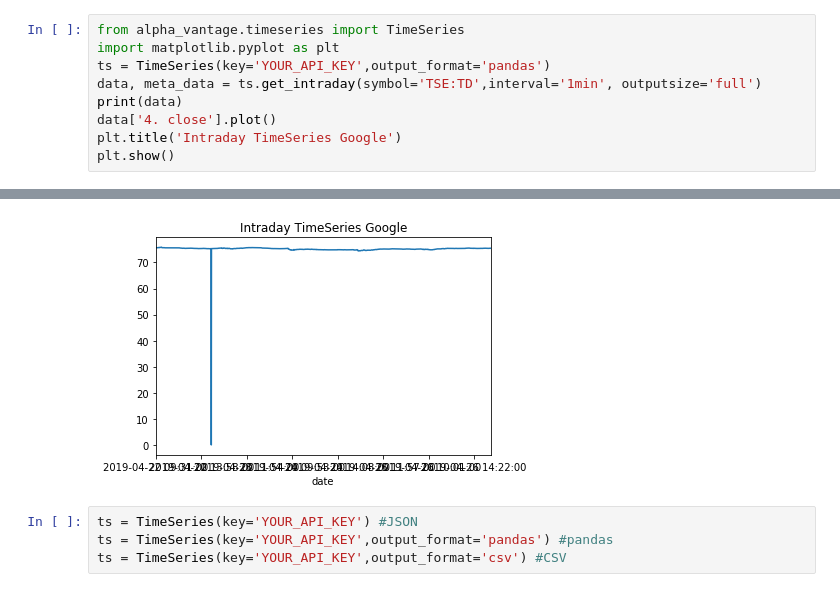
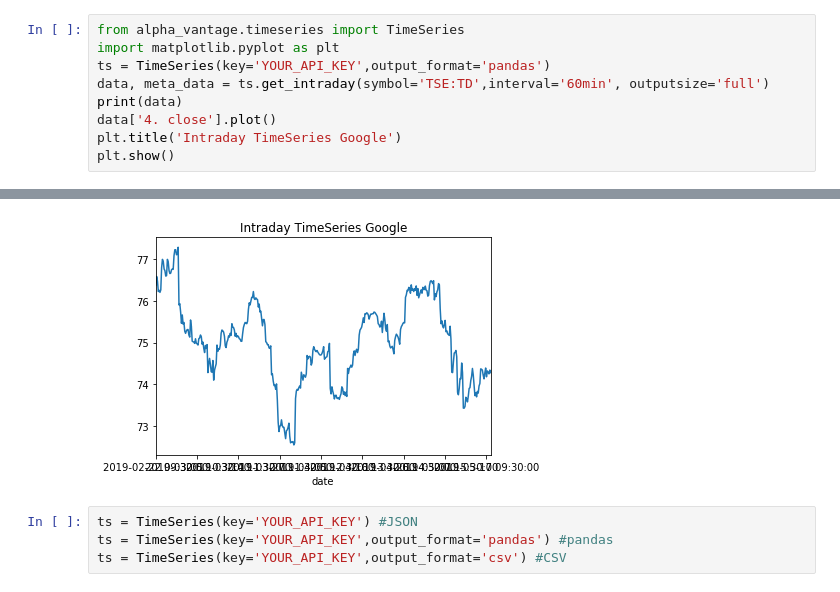
Before and after one commit to nisargmshah/WhatAreMyOptions, a Jupyter notebook: Obtain Stock Data.ipynb, the cells around one changed output, grey strips where cells are left out. Saved outputs shown, nothing was run; the diff lists cells and outputs as text.

```diff
--- a/Obtain Stock Data.ipynb
+++ b/Obtain Stock Data.ipynb
@@ -2,7 +2,7 @@
 from alpha_vantage.timeseries import TimeSeries
 import matplotlib.pyplot as plt
 ts = TimeSeries(key='YOUR_API_KEY',output_format='pandas')
-data, meta_data = ts.get_intraday(symbol='TSE:TD',interval='1min', outputsize='full')
+data, meta_data = ts.get_intraday(symbol='TSE:TD',interval='60min', outputsize='full')
 print(data)
 data['4. close'].plot()
 plt.title('Intraday TimeSeries Google')
@@ -28,4 +28,4 @@ date
-[figure, old version]
+[figure, new version]
 # %%
 ts = TimeSeries(key='YOUR_API_KEY') #JSON
 ts = TimeSeries(key='YOUR_API_KEY',output_format='pandas') #pandas
```
Also changed, not shown: parts of 1 cell of this notebook, 5 other files.
